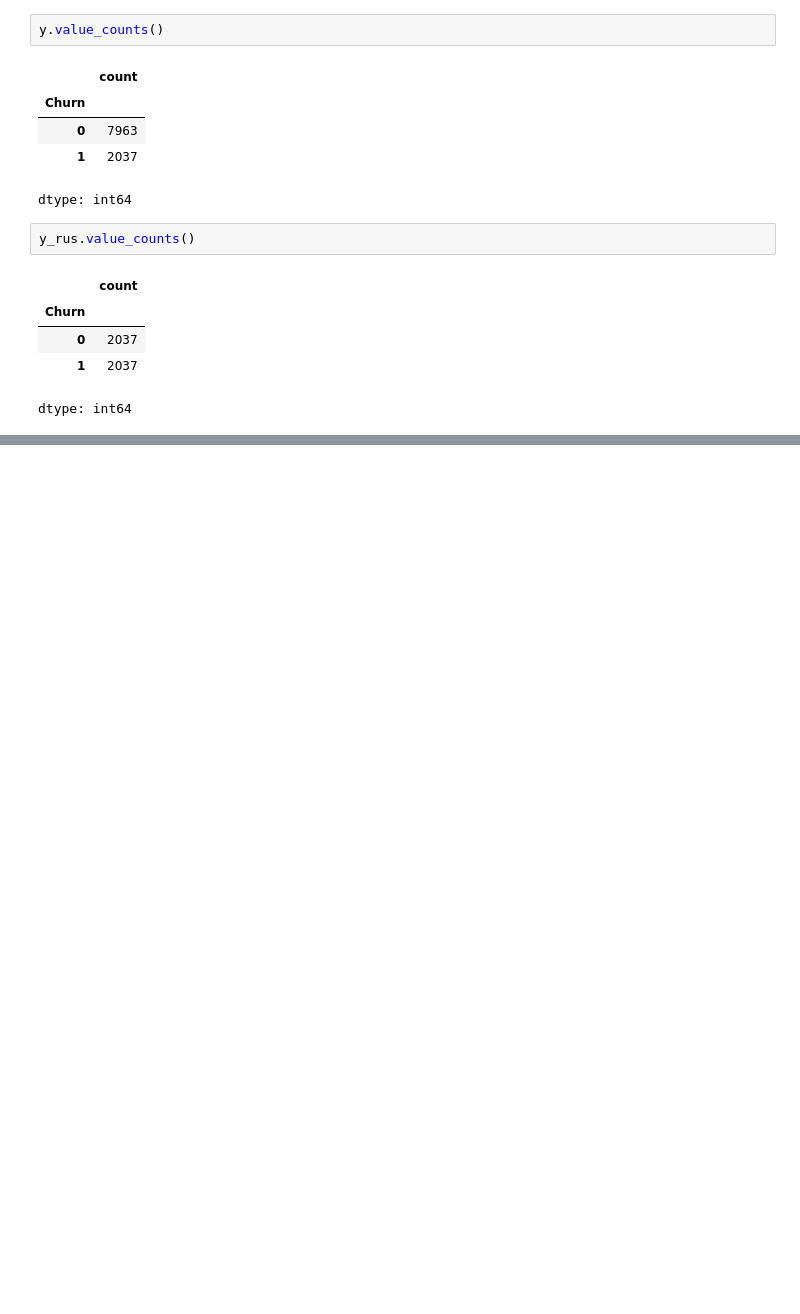
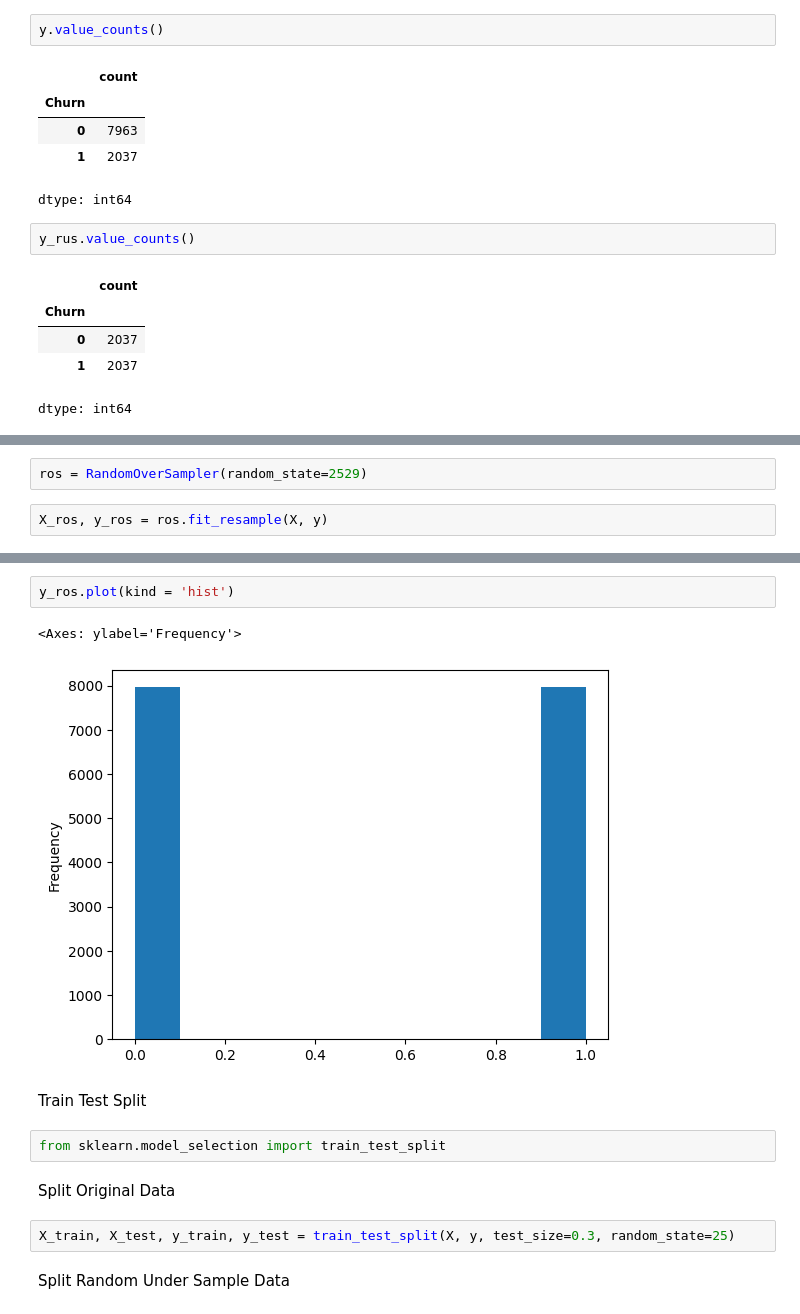
Before and after one commit to Mahesh2056/Bank-Customer-Churn-Model, a Jupyter notebook: bank_customer_churn_model.ipynb, the cells around one changed output, grey strips where cells are left out. Cells and saved outputs as stored; diff of their text form; blank space fills up the shorter version.

```diff
--- a/bank_customer_churn_model.ipynb
+++ b/bank_customer_churn_model.ipynb
@@ -210,0 +220,4 @@ dtype: int64
+# %%
+ros = RandomOverSampler(random_state=2529)
+# %%
+X_ros, y_ros = ros.fit_resample(X, y)
@@ -210,0 +244,15 @@ dtype: int64
+# %%
+y_ros.plot(kind = 'hist')
+# %% [output]
+<Axes: ylabel='Frequency'>
+[figure, added]
+# %% [markdown]
+Train Test Split
+# %%
+from sklearn.model_selection import train_test_split
+# %% [markdown]
+Split Original Data
+# %%
+X_train, X_test, y_train, y_test = train_test_split(X, y, test_size=0.3, random_state=25)
+# %% [markdown]
+Split Random Under Sample Data
```
Also changed, not shown: parts of 9 cells of this notebook.
